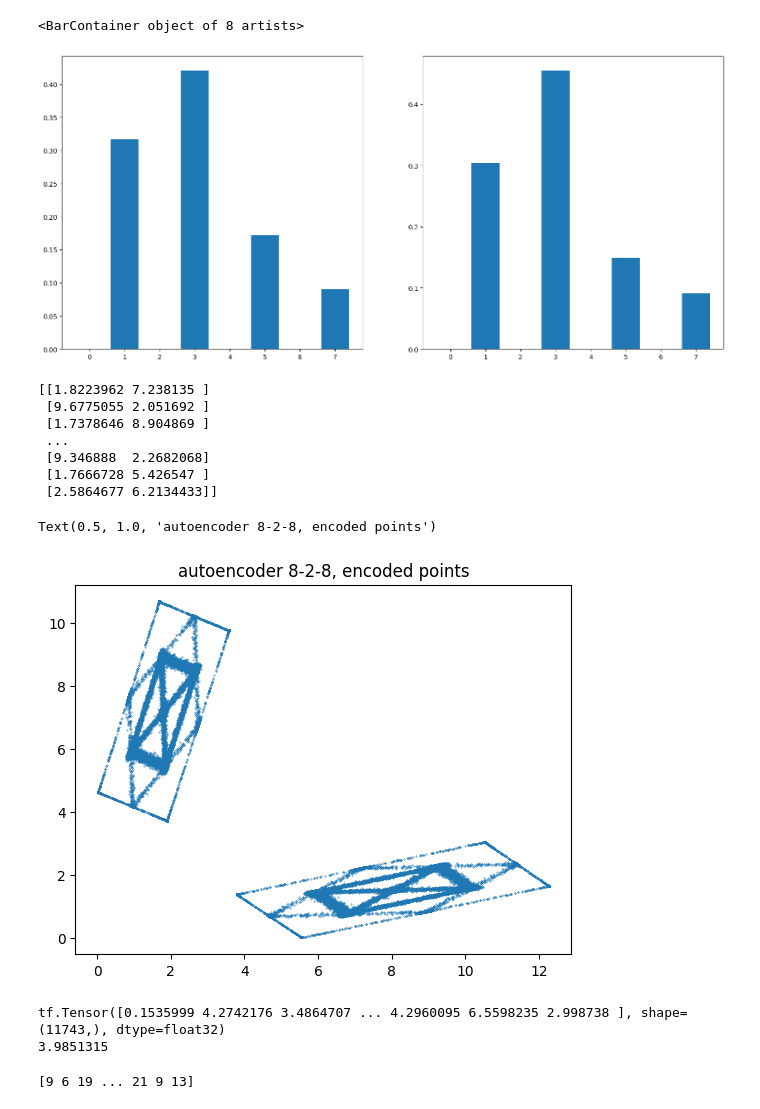
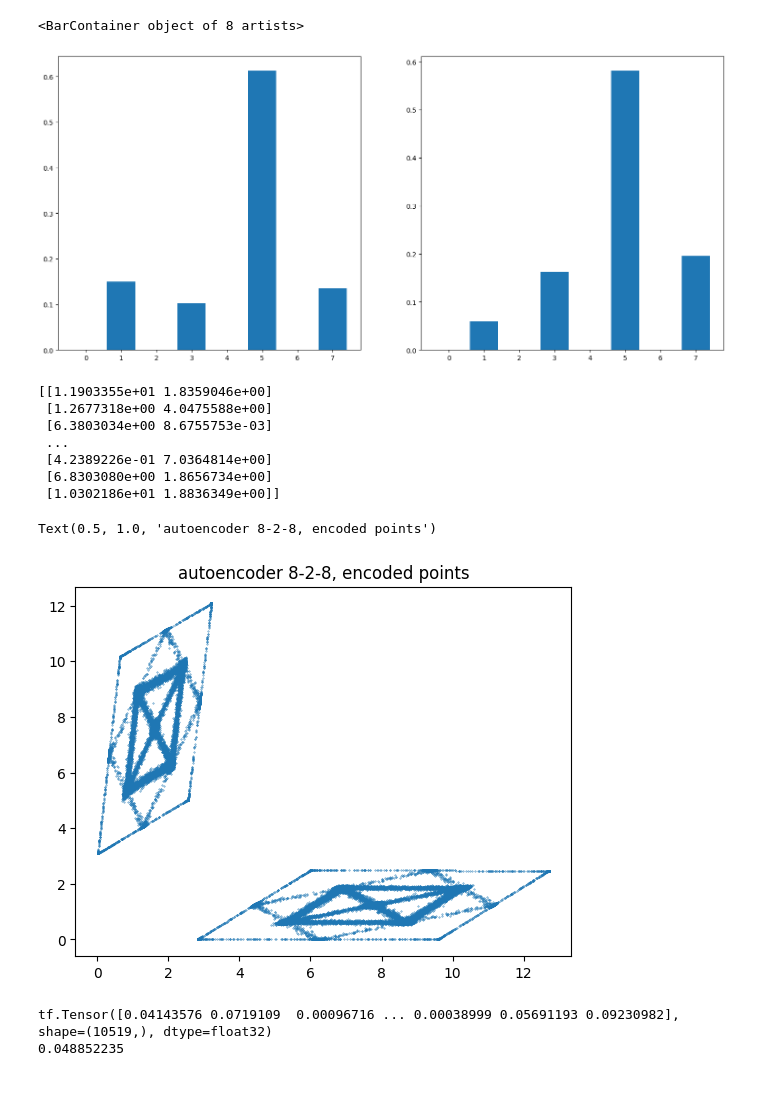
Before and after one commit to filipkojro/qw-defects, a Jupyter notebook: autoencoder_test.ipynb, the cells around one changed output. Drawn from its saved outputs; the diff is of its cells as text; code cells hidden in the pictures.

```diff
--- a/autoencoder_test.ipynb
+++ b/autoencoder_test.ipynb
@@ -25,8 +26,8 @@ class Autoencoder(tf.keras.Model):
 latent_dim = 2
 autoencoder = Autoencoder(latent_dim)
 # %%
-X = np.load("dataset_denoising_multiple_X.npz")['arr_0']
-y = np.load("dataset_denoising_multiple_y.npz")['arr_0']
+X = np.load("dataset_autoenc_3_X.npz", allow_pickle=True)['arr_0']
+y = np.load("dataset_autoenc_3_y.npz", allow_pickle=True)['arr_0']
 
 print(f"X shape: {X.shape}")
 print(f"y shape: {y.shape}")
@@ -45,11 +46,12 @@ X test size: (11743, 8)
 autoencoder.compile(
     optimizer = tf.keras.optimizers.Adam(learning_rate=0.001),
     loss=tf.keras.losses.KLDivergence(),
+    metrics=[DistributionOverlap()]
 )
 
 history = autoencoder.fit(
-    y_train, y_train,
-    epochs=30,
+    X_train, X_train,
+    epochs=50,
     batch_size=32,
 )
 # %% [output]
@@ -84,10 +91,10 @@ plt.legend()
 # %%
 i = 1
 
-pred = autoencoder.predict(y_test)
+pred = autoencoder.predict(X_test)
 
 fig, ax = plt.subplots(ncols=2, figsize=(18,8))
 
-ax[0].bar(np.arange(8), y_test[i])
+ax[0].bar(np.arange(8), X_test[i])
 ax[1].bar(np.arange(8), pred[i])
 # %% [output]
@@ -95,32 +102,26 @@ ax[1].bar(np.arange(8), pred[i])
 <BarContainer object of 8 artists>
-[figure, old version]
+[figure, new version]
 # %%
-encoded_points = np.array(autoencoder.encoder(y))
+encoded_points = np.array(autoencoder.encoder(X))
 
 print(encoded_points)
 
 plt.scatter(encoded_points[:,0], encoded_points[:,1],s=0.1)
 plt.title("autoencoder 8-2-8, encoded points")
 # %% [output]
-[[1.8223962 7.238135 ]
- [9.6775055 2.051692 ]
- [1.7378646 8.904869 ]
+[[1.1903355e+01 1.8359046e+00]
+ [1.2677318e+00 4.0475588e+00]
+ [6.3803034e+00 8.6755753e-03]
  ...
- [9.346888  2.2682068]
- [1.7666728 5.426547 ]
- [2.5864677 6.2134433]]
+ [4.2389226e-01 7.0364814e+00]
+ [6.8303080e+00 1.8656734e+00]
+ [1.0302186e+01 1.8836349e+00]]
 Text(0.5, 1.0, 'autoencoder 8-2-8, encoded points')
-[figure, old version]
+[figure, new version]
 # %%
 print(tf.keras.losses.KLD(X_test, pred))
 print(np.mean(tf.keras.losses.KLD(X_test, pred)))
 # %% [output]
-tf.Tensor([0.1535999 4.2742176 3.4864707 ... 4.2960095 6.5598235 2.998738 ], shape=(11743,), dtype=float32)
-3.9851315
+tf.Tensor([0.04143576 0.0719109  0.00096716 ... 0.00038999 0.05691193 0.09230982], shape=(10519,), dtype=float32)
+0.048852235
-# %%
-autoX = np.load("dataset_autoenc_X.npz")['arr_0']
-autoy = np.load("dataset_autoenc_y.npz", allow_pickle=True)['arr_0']
-print(autoy[:,0])
-# %% [output]
-[9 6 19 ... 21 9 13]
 # %%
```
Also changed, not shown: parts of 12 cells of this notebook, 7 other files.
